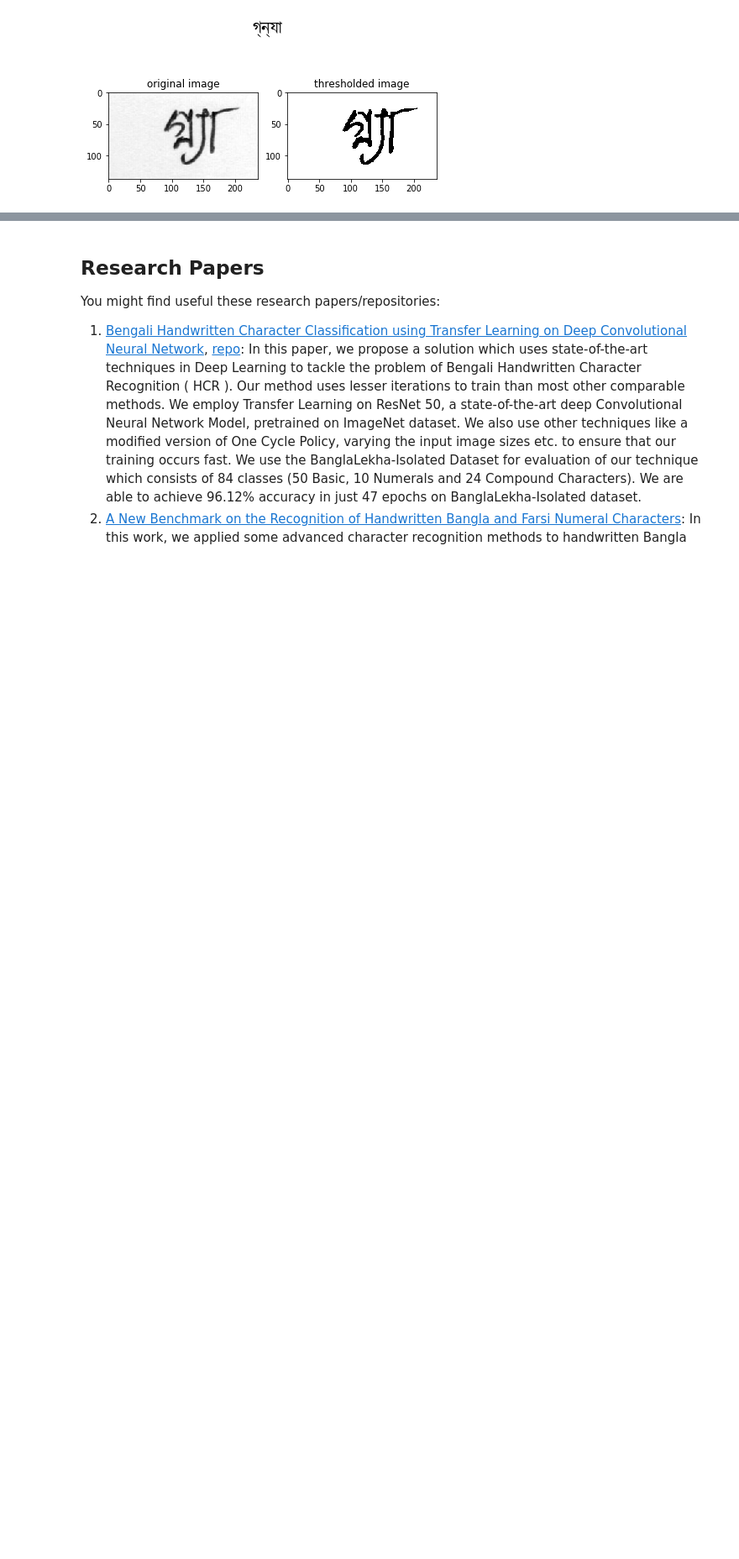
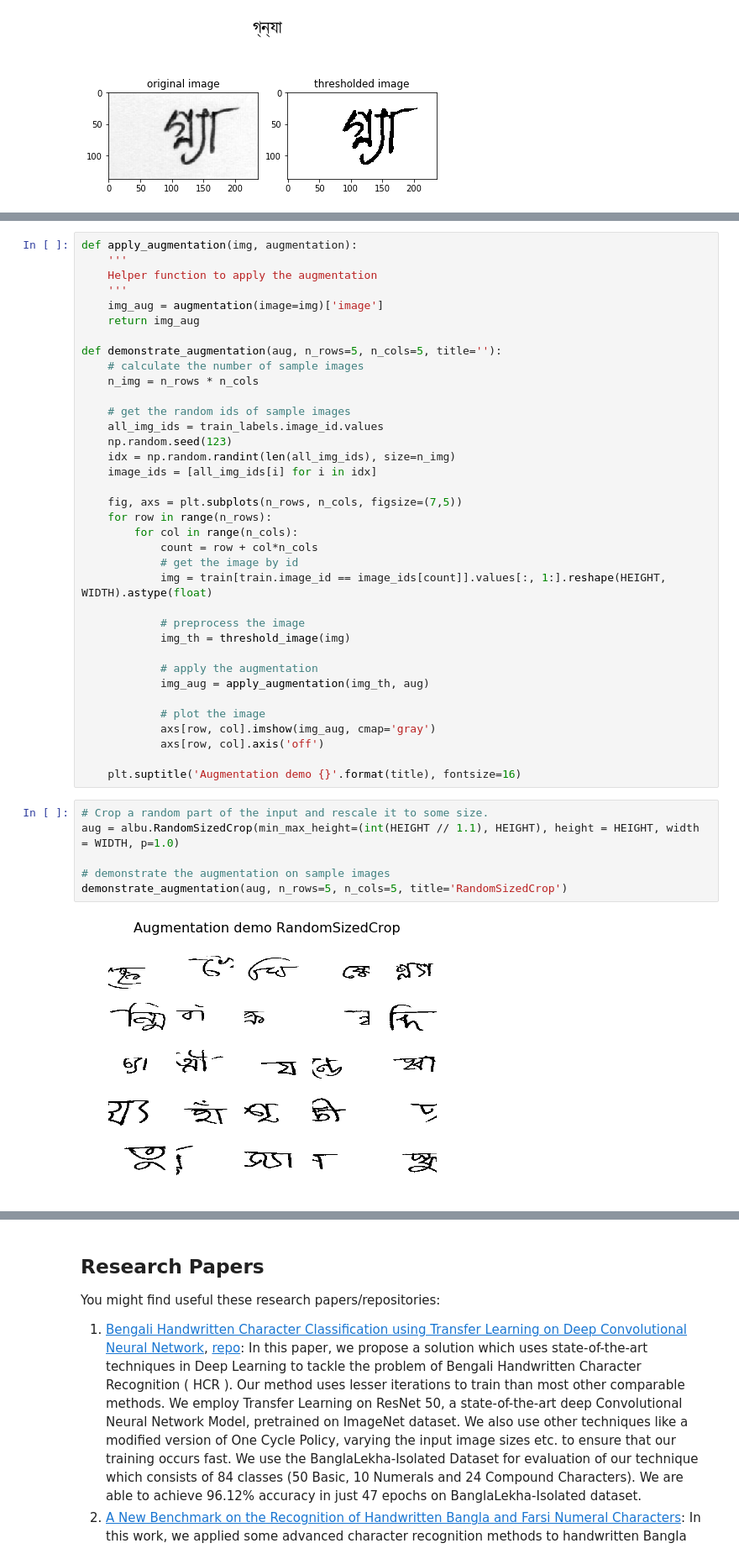
Before and after one commit to Lexie88rus/Bengali_AI_Competition, a Jupyter notebook: bengali-ai-eda.ipynb, the cells around one changed output, grey strips where cells are left out. Shown at 84% size. Drawn from its saved outputs; the diff is of its cells as text; blank space fills up the shorter version.

Commit message:
Updated the EDA: Added the demo of data augmentations with albumentations library

```diff
--- a/bengali-ai-eda.ipynb
+++ b/bengali-ai-eda.ipynb
@@ -385,0 +398,44 @@ visualize_thresholded(train_df_1, 'Train_555', train_labels)
+# %%
+def apply_augmentation(img, augmentation):
+    '''
+    Helper function to apply the augmentation
+    '''
+    img_aug = augmentation(image=img)['image']
+    return img_aug
+
+def demonstrate_augmentation(aug, n_rows=5, n_cols=5, title=''):
+    # calculate the number of sample images
+    n_img = n_rows * n_cols
+
+    # get the random ids of sample images
+    all_img_ids = train_labels.image_id.values
+    np.random.seed(123)
+    idx = np.random.randint(len(all_img_ids), size=n_img)
+    image_ids = [all_img_ids[i] for i in idx]
+
+    fig, axs = plt.subplots(n_rows, n_cols, figsize=(7,5))
+    for row in range(n_rows):
+        for col in range(n_cols):
+            count = row + col*n_cols
+            # get the image by id
+            img = train[train.image_id == image_ids[count]].values[:, 1:].reshape(HEIGHT, WIDTH).astype(float)
+
+            # preprocess the image
+            img_th = threshold_image(img)
+
+            # apply the augmentation
+            img_aug = apply_augmentation(img_th, aug)
+
+            # plot the image
+            axs[row, col].imshow(img_aug, cmap='gray')
+            axs[row, col].axis('off')
+
+    plt.suptitle('Augmentation demo {}'.format(title), fontsize=16)
+# %%
+# Crop a random part of the input and rescale it to some size.
+aug = albu.RandomSizedCrop(min_max_height=(int(HEIGHT // 1.1), HEIGHT), height = HEIGHT, width = WIDTH, p=1.0)
+
+# demonstrate the augmentation on sample images
+demonstrate_augmentation(aug, n_rows=5, n_cols=5, title='RandomSizedCrop')
+# %% [output]
+[figure, added]
```
Also changed, not shown: parts of 7 cells of this notebook.
